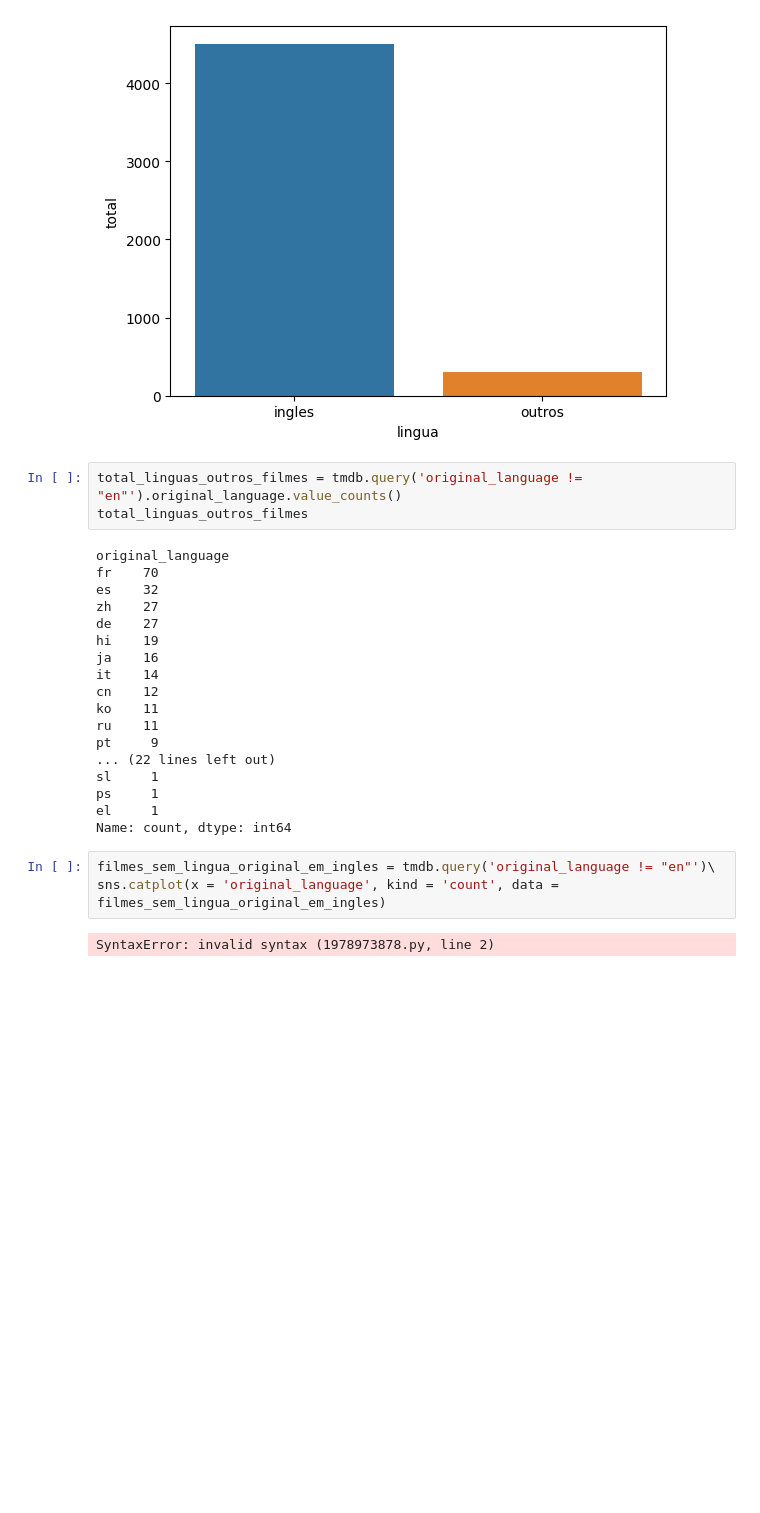
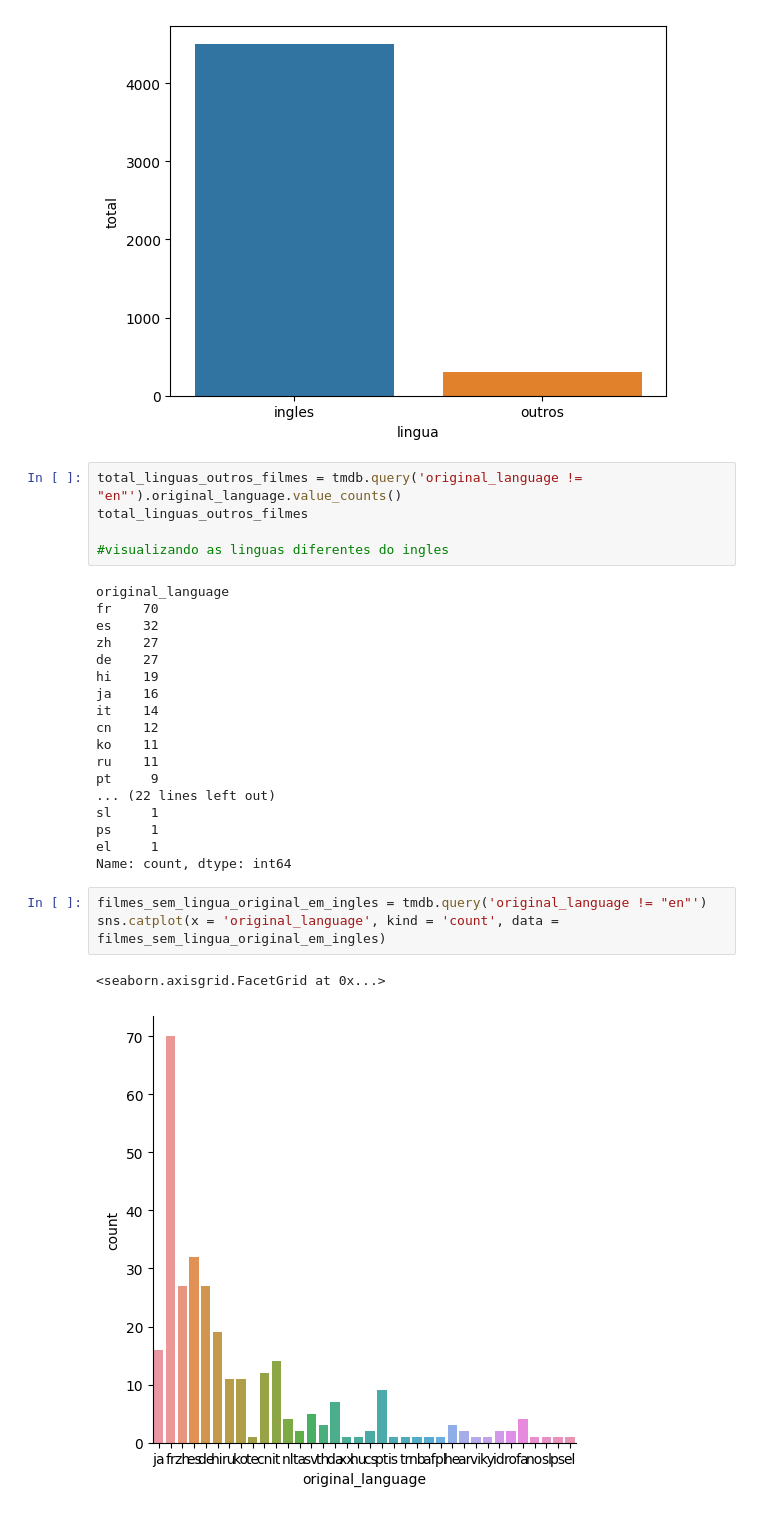
Before and after one commit to carlosvinicius-ai/DataScience, a Jupyter notebook: Codigos/Data_Science_analise_e_visualização_de_dados/introducao_ao_DataScience.ipynb, the cells around one changed output. Saved outputs shown, nothing was run; the diff lists cells and outputs as text; blank space fills up the shorter version.

Commit message:
visualizando outras linguas

```diff
--- a/Codigos/Data_Science_analise_e_visualização_de_dados/introducao_ao_DataScience.ipynb
+++ b/Codigos/Data_Science_analise_e_visualização_de_dados/introducao_ao_DataScience.ipynb
@@ -254,6 +254,8 @@ sns.barplot(x='lingua', y='total', data = dados)
 # %%
 total_linguas_outros_filmes = tmdb.query('original_language != "en"').original_language.value_counts()
 total_linguas_outros_filmes
+
+#visualizando as linguas diferentes do ingles
 # %% [output]
 original_language
 fr    70
@@ -273,7 +275,8 @@ ps     1
 el     1
 Name: count, dtype: int64
 # %%
-filmes_sem_lingua_original_em_ingles = tmdb.query('original_language != "en"')\
+filmes_sem_lingua_original_em_ingles = tmdb.query('original_language != "en"')
 sns.catplot(x = 'original_language', kind = 'count', data = filmes_sem_lingua_original_em_ingles)
 # %% [output]
-SyntaxError: invalid syntax (1978973878.py, line 2)
+<seaborn.axisgrid.FacetGrid at 0x...>
+[figure, added]
```
